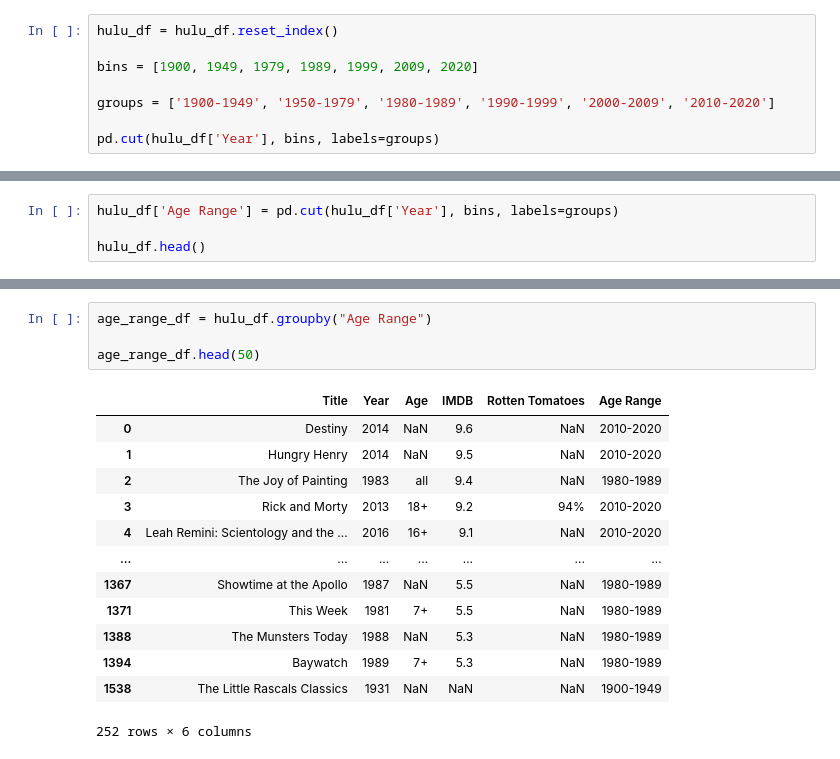
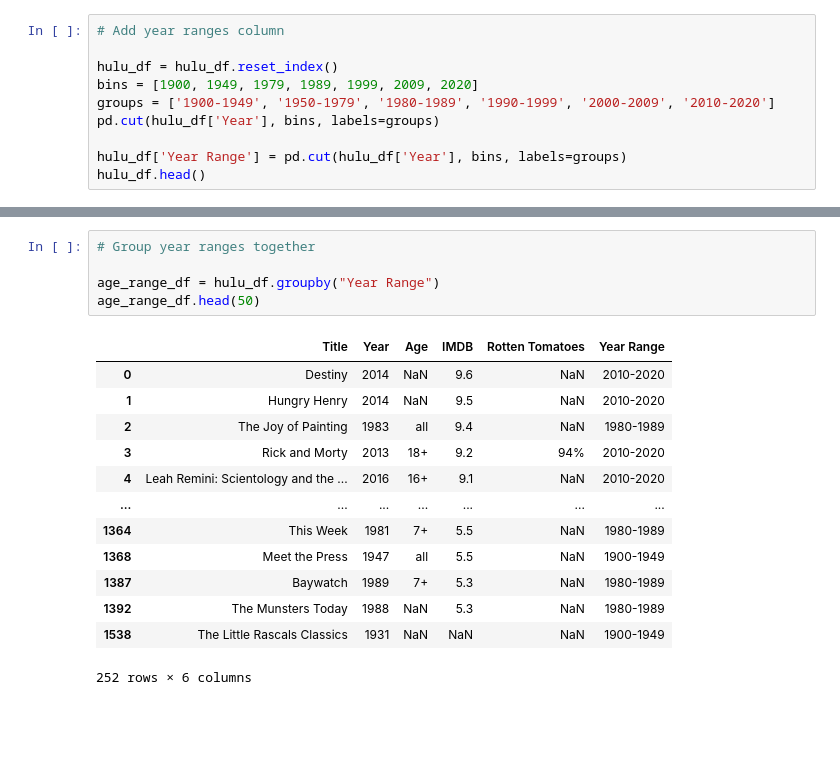
Before and after one commit to Tgreenhu/streaming-platform-analysis, a Jupyter notebook: Streaming Platforms/hulu.ipynb, the cells around one changed output, grey strips where cells are left out. Drawn from its saved outputs; the diff is of its cells as text; blank space fills up the shorter version.

```diff
--- a/Streaming Platforms/hulu.ipynb
+++ b/Streaming Platforms/hulu.ipynb
@@ -93,11 +86,13 @@ hulu
 |  | Total Number of Shows | Most Popular Age Group | Highest Rated IMDB | IMDB Average | Highest Rated RT | ... |
 | 0 | 1754 | 16+ | Destiny | 7.061107 | Fullmetal Alchemist: Brotherhood | ... |
 # %%
+# Add year ranges column
+
 hulu_df = hulu_df.reset_index()
+bins = [1900, 1949, 1979, 1989, 1999, 2009, 2020]
+groups = ['1900-1949', '1950-1979', '1980-1989', '1990-1999', '2000-2009', '2010-2020']
+pd.cut(hulu_df['Year'], bins, labels=groups)
 
-bins = [1900, 1949, 1979, 1989, 1999, 2009, 2020]
-
-groups = ['1900-1949', '1950-1979', '1980-1989', '1990-1999', '2000-2009', '2010-2020']
-
-pd.cut(hulu_df['Year'], bins, labels=groups)
+hulu_df['Year Range'] = pd.cut(hulu_df['Year'], bins, labels=groups)
+hulu_df.head()
 # %% [output]
@@ -117,4 +104,0 @@ Categories (6, object): [1900-1949 < 1950-1979 < 1980-1989 < 1990-1999 < 2000-20
-# %%
-hulu_df['Age Range'] = pd.cut(hulu_df['Year'], bins, labels=groups)
-
-hulu_df.head()
@@ -128,18 +105,19 @@ hulu_df.head()
 # %%
-age_range_df = hulu_df.groupby("Age Range")
+# Group year ranges together
 
+age_range_df = hulu_df.groupby("Year Range")
 age_range_df.head(50)
 # %% [output]
-|  | Title | Year | Age | IMDB | Rotten Tomatoes | Age Range |
+|  | Title | Year | Age | IMDB | Rotten Tomatoes | Year Range |
 | 0 | Destiny | 2014 | NaN | 9.6 | NaN | 2010-2020 |
 | 1 | Hungry Henry | 2014 | NaN | 9.5 | NaN | 2010-2020 |
 | 2 | The Joy of Painting | 1983 | all | 9.4 | NaN | 1980-1989 |
 | 3 | Rick and Morty | 2013 | 18+ | 9.2 | 94% | 2010-2020 |
 | 4 | Leah Remini: Scientology and the ... | 2016 | 16+ | 9.1 | NaN | 2010-2020 |
 | ... | ... | ... | ... | ... | ... | ... |
-| 1367 | Showtime at the Apollo | 1987 | NaN | 5.5 | NaN | 1980-1989 |
-| 1371 | This Week | 1981 | 7+ | 5.5 | NaN | 1980-1989 |
-| 1388 | The Munsters Today | 1988 | NaN | 5.3 | NaN | 1980-1989 |
-| 1394 | Baywatch | 1989 | 7+ | 5.3 | NaN | 1980-1989 |
+| 1364 | This Week | 1981 | 7+ | 5.5 | NaN | 1980-1989 |
+| 1368 | Meet the Press | 1947 | all | 5.5 | NaN | 1900-1949 |
+| 1387 | Baywatch | 1989 | 7+ | 5.3 | NaN | 1980-1989 |
+| 1392 | The Munsters Today | 1988 | NaN | 5.3 | NaN | 1980-1989 |
 | 1538 | The Little Rascals Classics | 1931 | NaN | NaN | NaN | 1900-1949 |
 252 rows × 6 columns
```
Also changed, not shown: parts of 22 cells of this notebook, 1 other file.
